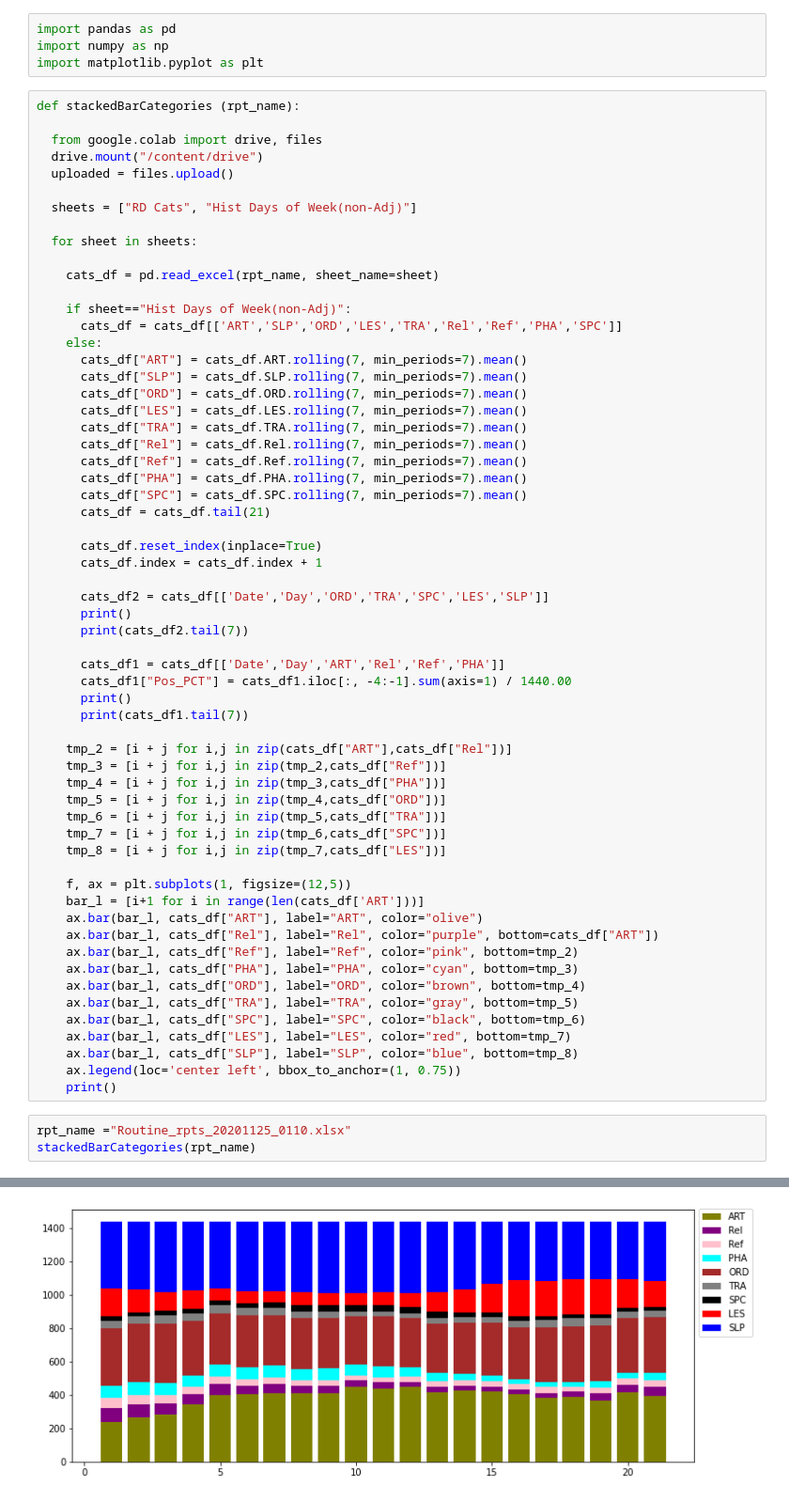
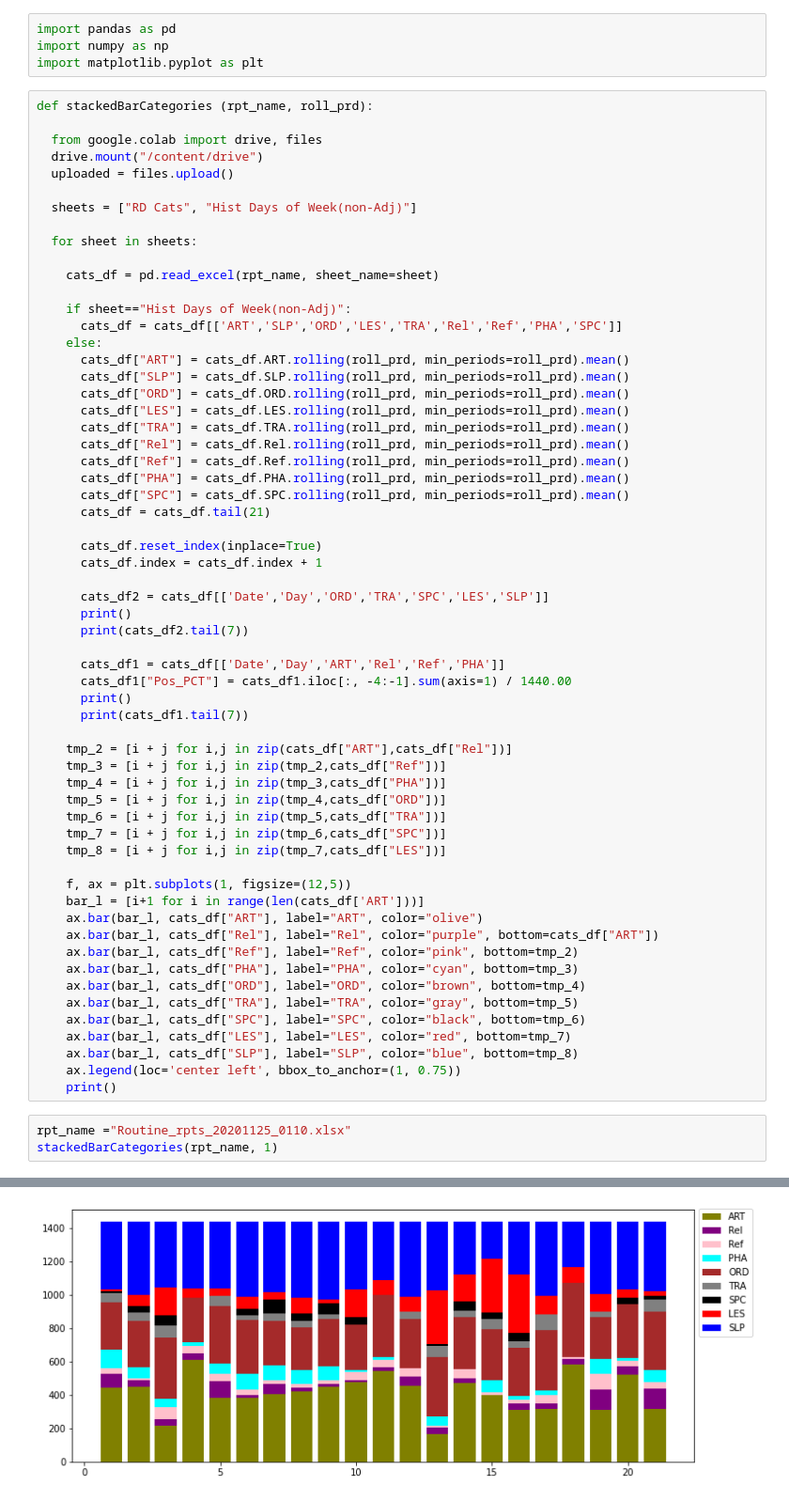
Before and after one commit to son50git/Routine-with-Python, a Jupyter notebook: StackedBar_v8.ipynb, the cells around one changed output, grey strips where cells are left out. Shown: that part at 94% size. Cells and saved outputs as stored; diff of their text form.

```diff
--- a/StackedBar_v8.ipynb
+++ b/StackedBar_v8.ipynb
@@ -5,7 +5,7 @@ import pandas as pd
 import numpy as np
 import matplotlib.pyplot as plt
 # %%
-def stackedBarCategories (rpt_name):
+def stackedBarCategories (rpt_name, roll_prd):
 
   from google.colab import drive, files
   drive.mount("/content/drive")
@@ -20,15 +20,15 @@ def stackedBarCategories (rpt_name):
     if sheet=="Hist Days of Week(non-Adj)":
       cats_df = cats_df[['ART','SLP','ORD','LES','TRA','Rel','Ref','PHA','SPC']]
     else:
-      cats_df["ART"] = cats_df.ART.rolling(7, min_periods=7).mean()
-      cats_df["SLP"] = cats_df.SLP.rolling(7, min_periods=7).mean()
-      cats_df["ORD"] = cats_df.ORD.rolling(7, min_periods=7).mean()
-      cats_df["LES"] = cats_df.LES.rolling(7, min_periods=7).mean()
-      cats_df["TRA"] = cats_df.TRA.rolling(7, min_periods=7).mean()
-      cats_df["Rel"] = cats_df.Rel.rolling(7, min_periods=7).mean()
-      cats_df["Ref"] = cats_df.Ref.rolling(7, min_periods=7).mean()
-      cats_df["PHA"] = cats_df.PHA.rolling(7, min_periods=7).mean()
-      cats_df["SPC"] = cats_df.SPC.rolling(7, min_periods=7).mean()
+      cats_df["ART"] = cats_df.ART.rolling(roll_prd, min_periods=roll_prd).mean()
+      cats_df["SLP"] = cats_df.SLP.rolling(roll_prd, min_periods=roll_prd).mean()
+      cats_df["ORD"] = cats_df.ORD.rolling(roll_prd, min_periods=roll_prd).mean()
+      cats_df["LES"] = cats_df.LES.rolling(roll_prd, min_periods=roll_prd).mean()
+      cats_df["TRA"] = cats_df.TRA.rolling(roll_prd, min_periods=roll_prd).mean()
+      cats_df["Rel"] = cats_df.Rel.rolling(roll_prd, min_periods=roll_prd).mean()
+      cats_df["Ref"] = cats_df.Ref.rolling(roll_prd, min_periods=roll_prd).mean()
+      cats_df["PHA"] = cats_df.PHA.rolling(roll_prd, min_periods=roll_prd).mean()
+      cats_df["SPC"] = cats_df.SPC.rolling(roll_prd, min_periods=roll_prd).mean()
       cats_df = cats_df.tail(21)
 
       cats_df.reset_index(inplace=True)
@@ -66,7 +66,7 @@ def stackedBarCategories (rpt_name):
     print()
 # %%
 rpt_name ="Routine_rpts_20201125_0110.xlsx"
-stackedBarCategories(rpt_name)
+stackedBarCategories(rpt_name, 1)
 # %% [output]
 Drive already mounted at /content/drive; to attempt to forcibly remount, call drive.mount("/content/drive", force_remount=True).
 [interactive output not drawn]
@@ -92,6 +92,6 @@ Saving Routine_rpts_20201125_0110.xlsx to Routine_rpts_20201125_0110 (15).xlsx
 A value is trying to be set on a copy of a slice from a DataFrame.
 Try using .loc[row_indexer,col_indexer] = value instead
 
 See the caveats in the documentation: https://pandas.pydata.org/pandas-docs/stable/user_guide/indexing.html#returning-a-view-versus-a-copy
-[figure, old version]
+[figure, new version]
 [figure]
```
Also changed, not shown: parts of 1 cell of this notebook.
